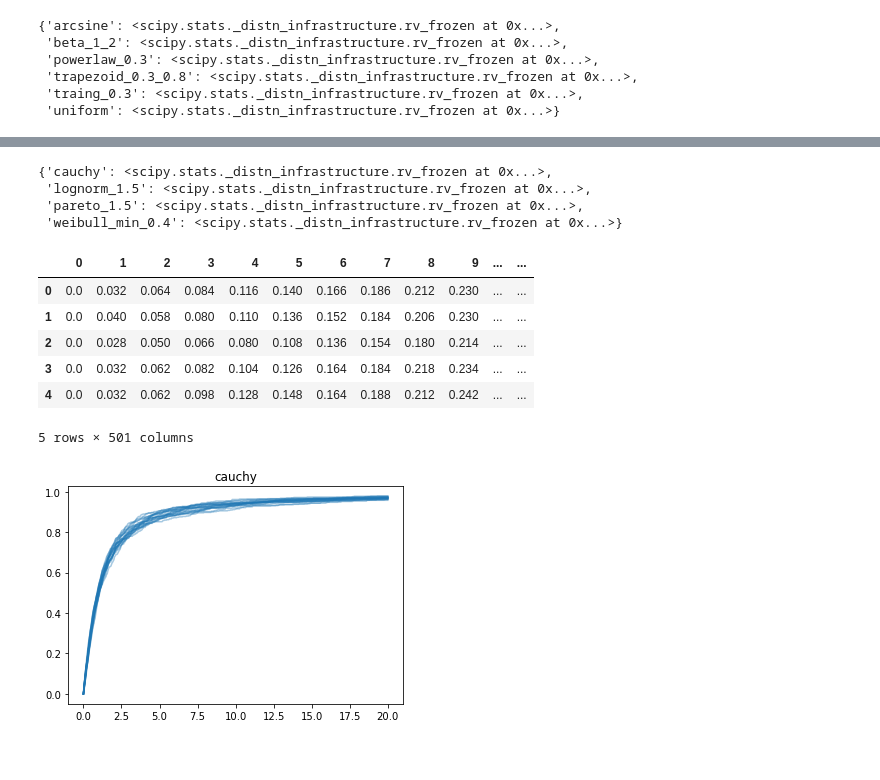
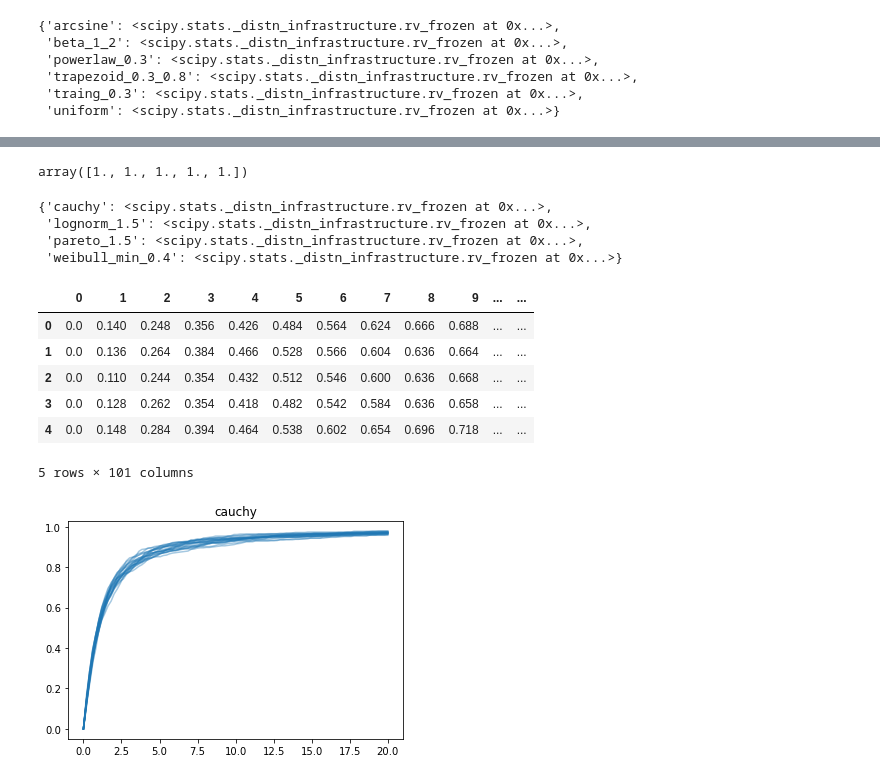
Before and after one commit to sheilafarrahi/thesis, a Jupyter notebook: empirical_districution_function.ipynb, the cells around one changed output, grey strips where cells are left out. Saved outputs shown, nothing was run; the diff lists cells and outputs as text; code cells hidden in the pictures.

```diff
--- a/empirical_districution_function.ipynb
+++ b/empirical_districution_function.ipynb
@@ -56,6 +56,12 @@ dem.get_edf_plot(bounded_dists, edf_df, nr_sample, sample_size, x)
 [figure]
 [figure]
 [figure]
+# %%
+test_size = 0.2
+cv = 5
+cm.svm_model(edf_df, test_size, cv)
+# %% [output]
+array([1., 1., 1., 1., 1.])
 # %%
 longtail_dists = dm.get_longtail_distribution()
 longtail_dists
@@ -65,17 +71,17 @@ longtail_dists
  'pareto_1.5': <scipy.stats._distn_infrastructure.rv_frozen at 0x...>,
  'weibull_min_0.4': <scipy.stats._distn_infrastructure.rv_frozen at 0x...>}
 # %%
-x = np.linspace(0,20,500)
+x = np.linspace(0,20,100)
 edf_df = dem.get_edf(longtail_dists, nr_sample, sample_size, x)
 edf_df.head()
 # %% [output]
 |  | 0 | 1 | 2 | 3 | 4 | 5 | 6 | 7 | 8 | 9 | ... | ... |
-| 0 | 0.0 | 0.032 | 0.064 | 0.084 | 0.116 | 0.140 | 0.166 | 0.186 | 0.212 | 0.230 | ... | ... |
-| 1 | 0.0 | 0.040 | 0.058 | 0.080 | 0.110 | 0.136 | 0.152 | 0.184 | 0.206 | 0.230 | ... | ... |
-| 2 | 0.0 | 0.028 | 0.050 | 0.066 | 0.080 | 0.108 | 0.136 | 0.154 | 0.180 | 0.214 | ... | ... |
-| 3 | 0.0 | 0.032 | 0.062 | 0.082 | 0.104 | 0.126 | 0.164 | 0.184 | 0.218 | 0.234 | ... | ... |
-| 4 | 0.0 | 0.032 | 0.062 | 0.098 | 0.128 | 0.148 | 0.164 | 0.188 | 0.212 | 0.242 | ... | ... |
+| 0 | 0.0 | 0.140 | 0.248 | 0.356 | 0.426 | 0.484 | 0.564 | 0.624 | 0.666 | 0.688 | ... | ... |
+| 1 | 0.0 | 0.136 | 0.264 | 0.384 | 0.466 | 0.528 | 0.566 | 0.604 | 0.636 | 0.664 | ... | ... |
+| 2 | 0.0 | 0.110 | 0.244 | 0.354 | 0.432 | 0.512 | 0.546 | 0.600 | 0.636 | 0.668 | ... | ... |
+| 3 | 0.0 | 0.128 | 0.262 | 0.354 | 0.418 | 0.482 | 0.542 | 0.584 | 0.636 | 0.658 | ... | ... |
+| 4 | 0.0 | 0.148 | 0.284 | 0.394 | 0.464 | 0.538 | 0.602 | 0.654 | 0.696 | 0.718 | ... | ... |
-5 rows × 501 columns
+5 rows × 101 columns
 # %%
 dem.get_edf_plot(longtail_dists, edf_df, nr_sample, sample_size, x)
 # %% [output]
```
Also changed, not shown: parts of 10 cells of this notebook, 2 other files.
